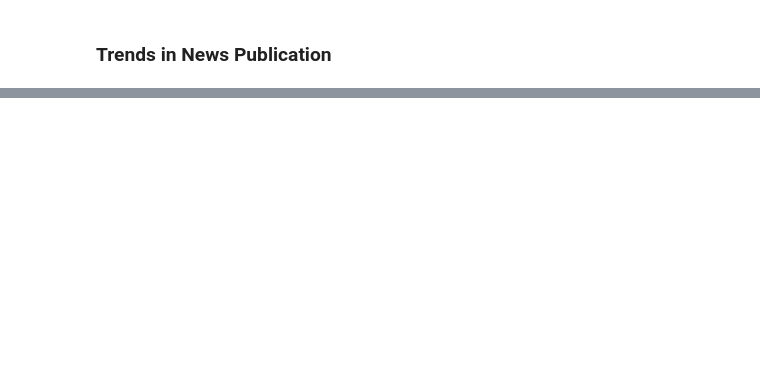
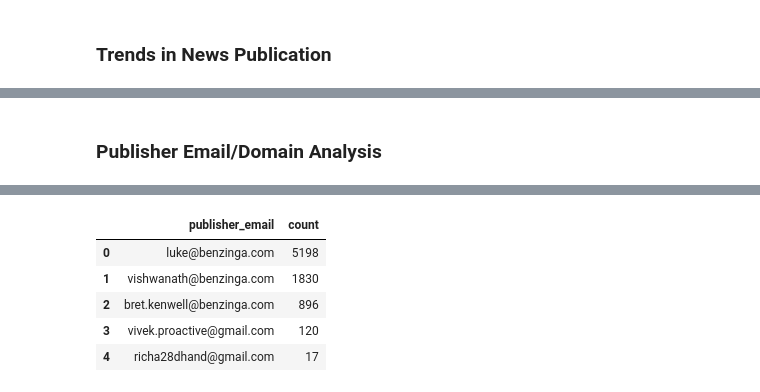
Before and after one commit to Ty-Miki/financial-news-sentiment, a Jupyter notebook: notebooks/EDA.ipynb, the cells around one changed output, grey strips where cells are left out. Drawn from its saved outputs; the diff is of its cells as text; code cells hidden in the pictures; blank space fills up the shorter version.

```diff
--- a/notebooks/EDA.ipynb
+++ b/notebooks/EDA.ipynb
@@ -269,0 +270,10 @@ plotter.plot_time_series(
+# %% [markdown]
+### Publisher Email/Domain Analysis
+# %%
+# use extract publisher emails to extract rows with publisher email/domain
+from eda_utils.extract_publisher_emails import PublisherEmailExtractor
+
+email_extractor = PublisherEmailExtractor()
+publisher_emails_df = email_extractor.extract_publisher_emails(df=flagged_df, column="publisher")
+publisher_emails_df.head()
+# %% [output]
@@ -269,0 +282,6 @@ plotter.plot_time_series(
+|  | publisher_email | count |
+| 0 | luke@benzinga.com | 5198 |
+| 1 | vishwanath@benzinga.com | 1830 |
+| 2 | bret.kenwell@benzinga.com | 896 |
+| 3 | vivek.proactive@gmail.com | 120 |
+| 4 | richa28dhand@gmail.com | 17 |
```
Also changed, not shown: parts of 14 cells of this notebook, 2 other files.
